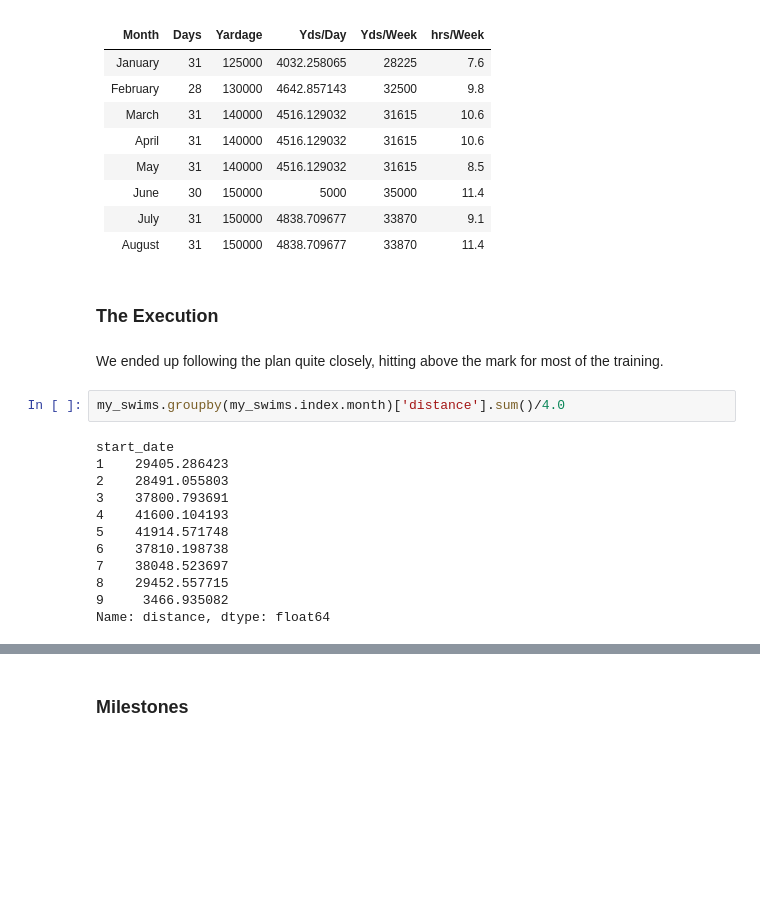
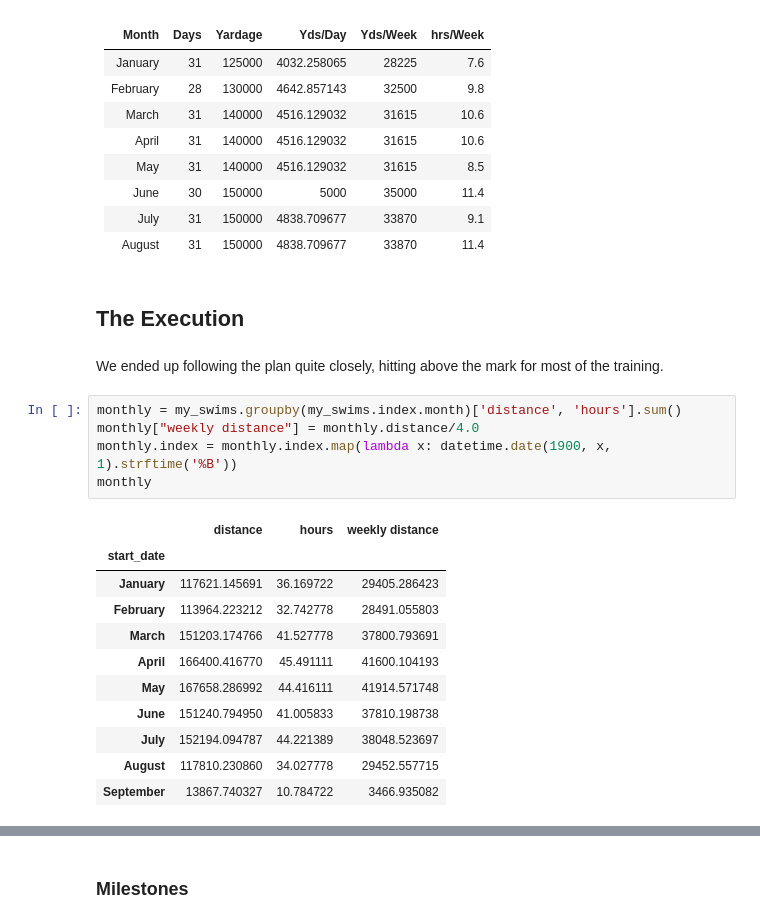
Before and after one commit to mrpozzi/mrpozzi.github.io, a Jupyter notebook: notebooks/CatalinaTrainingDashboard.ipynb, the cells around one changed output, grey strips where cells are left out. Saved outputs shown, nothing was run; the diff lists cells and outputs as text; blank space fills up the shorter version.

```diff
--- a/notebooks/CatalinaTrainingDashboard.ipynb
+++ b/notebooks/CatalinaTrainingDashboard.ipynb
@@ -123,20 +128,23 @@ Our plan ended up being quite simple and flexible: a progression of weekly yards
 | July     | 31   | 150000  | 4838.709677  |   33870   |    9.1    |
 | August   | 31   | 150000  | 4838.709677  |   33870   |   11.4    |
 # %% [markdown]
-### The Execution
+## The Execution
 # %% [markdown]
 We ended up following the plan quite closely, hitting above the mark for most of the training.
-# %%
-my_swims.groupby(my_swims.index.month)['distance'].sum()/4.0
-# %% [output]
-start_date
-1    29405.286423
-2    28491.055803
-3    37800.793691
-4    41600.104193
-5    41914.571748
-6    37810.198738
-7    38048.523697
-8    29452.557715
-9     3466.935082
-Name: distance, dtype: float64
+# %%
+monthly = my_swims.groupby(my_swims.index.month)['distance', 'hours'].sum()
+monthly["weekly distance"] = monthly.distance/4.0
+monthly.index = monthly.index.map(lambda x: datetime.date(1900, x, 1).strftime('%B'))
+monthly
+# %% [output]
+|  | distance | hours | weekly distance |
+| start_date |  |  |  |
+| January | 117621.145691 | 36.169722 | 29405.286423 |
+| February | 113964.223212 | 32.742778 | 28491.055803 |
+| March | 151203.174766 | 41.527778 | 37800.793691 |
+| April | 166400.416770 | 45.491111 | 41600.104193 |
+| May | 167658.286992 | 44.416111 | 41914.571748 |
+| June | 151240.794950 | 41.005833 | 37810.198738 |
+| July | 152194.094787 | 44.221389 | 38048.523697 |
+| August | 117810.230860 | 34.027778 | 29452.557715 |
+| September | 13867.740327 | 10.784722 | 3466.935082 |
```
Also changed, not shown: parts of 31 cells of this notebook, 2 other files.
